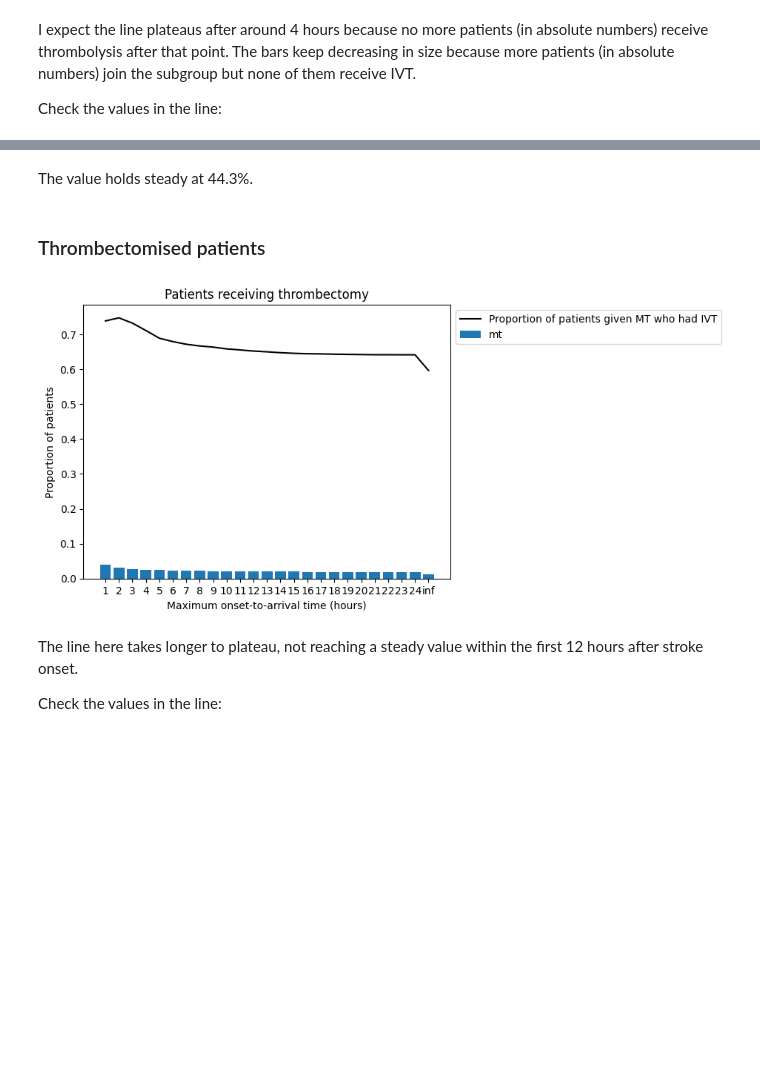
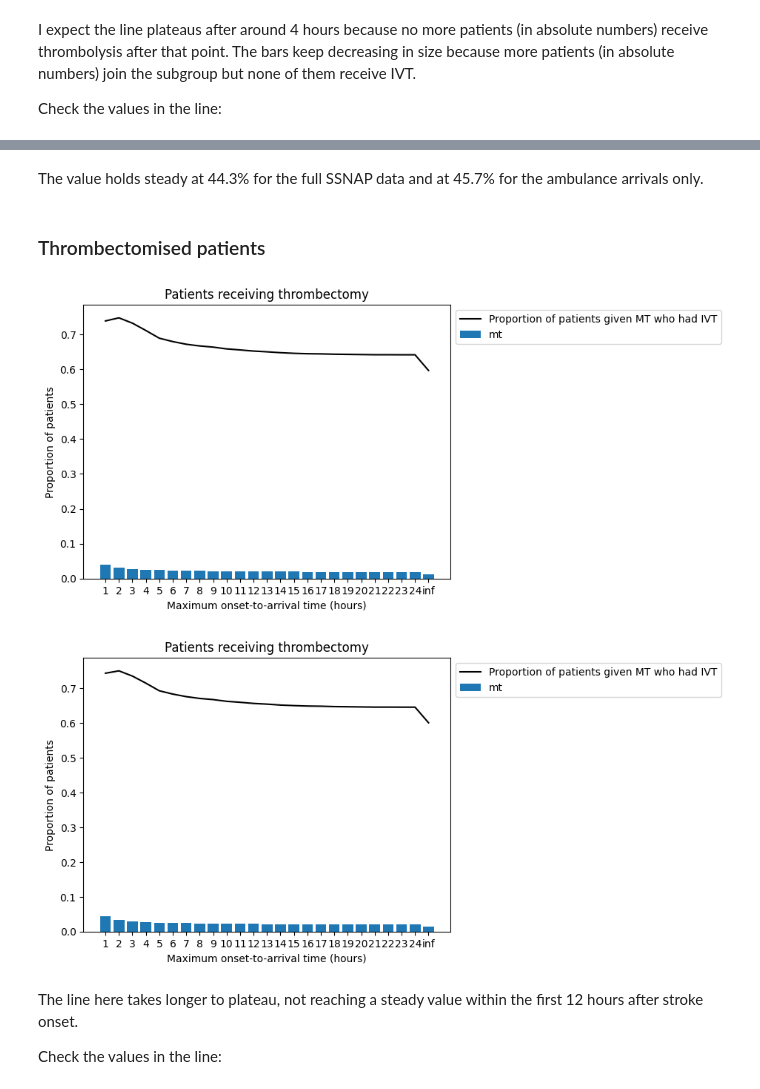
Before and after one commit to samuel-book/patient_parameters, a Jupyter notebook: treatment_proportions/treatment_props_by_time.ipynb, the cells around one changed output, grey strips where cells are left out. Saved outputs shown, nothing was run; the diff lists cells and outputs as text; code cells hidden in the pictures; blank space fills up the shorter version.

```diff
--- a/treatment_proportions/treatment_props_by_time.ipynb
+++ b/treatment_proportions/treatment_props_by_time.ipynb
@@ -361,31 +411,33 @@ Name: ivt_also_lvo, dtype: float64
 # %% [markdown]
-The value holds steady at 44.3%.
+The value holds steady at 44.3% for the full SSNAP data and at 45.7% for the ambulance arrivals only.
 # %% [markdown]
 ### Thrombectomised patients
 # %%
-fig, ax = plt.subplots()
+for df in [df_props_by_time, df_props_by_time_amboarrivals]:
+    fig, ax = plt.subplots()
 
-bottoms = np.full(len(df_props_by_time), 0.0)
-for c, col in enumerate(['mt']):
-    ax.bar(x=df_props_by_time.index, height=df_props_by_time[col], bottom=bottoms, label=col)
-    bottoms += df_props_by_time[col]
+    bottoms = np.full(len(df), 0.0)
+    for c, col in enumerate(['mt']):
+        ax.bar(x=df.index, height=df[col], bottom=bottoms, label=col)
+        bottoms += df[col]
 
-ax.plot(
-    df_props_by_time.index,
-    df_props_by_time['mt_also_ivt'],
-    label='Proportion of patients given MT who had IVT',
-    color='k'
-)
+    ax.plot(
+        df.index,
+        df['mt_also_ivt'],
+        label='Proportion of patients given MT who had IVT',
+        color='k'
+    )
 
-# ax.set_ylim(0, 1)
-ax.legend(bbox_to_anchor=[1.0, 1.0], loc='upper left')
-ax.set_xlabel('Maximum onset-to-arrival time (hours)')
-ax.set_ylabel('Proportion of patients')
-ax.set_title('Patients receiving thrombectomy')
+    # ax.set_ylim(0, 1)
+    ax.legend(bbox_to_anchor=[1.0, 1.0], loc='upper left')
+    ax.set_xlabel('Maximum onset-to-arrival time (hours)')
+    ax.set_ylabel('Proportion of patients')
+    ax.set_title('Patients receiving thrombectomy')
 
-plt.show()
+    plt.show()
 # %% [output]
 [figure]
+[figure, added]
 # %% [markdown]
 The line here takes longer to plateau, not reaching a steady value within the first 12 hours after stroke onset.
 
```
Also changed, not shown: parts of 16 cells of this notebook, 31 other files.
